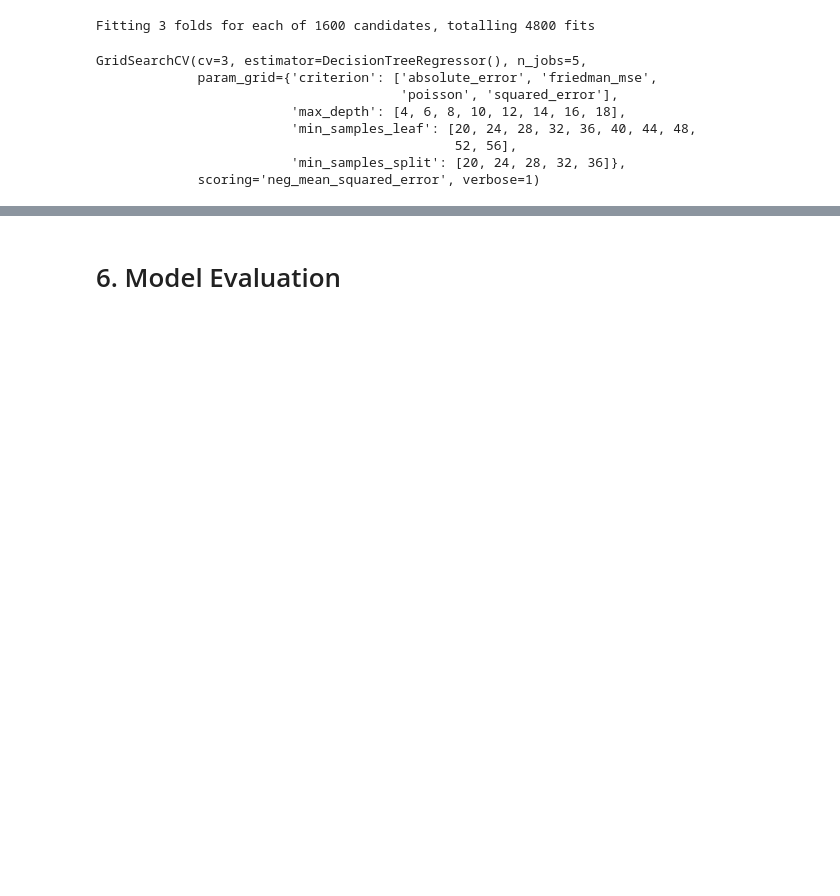
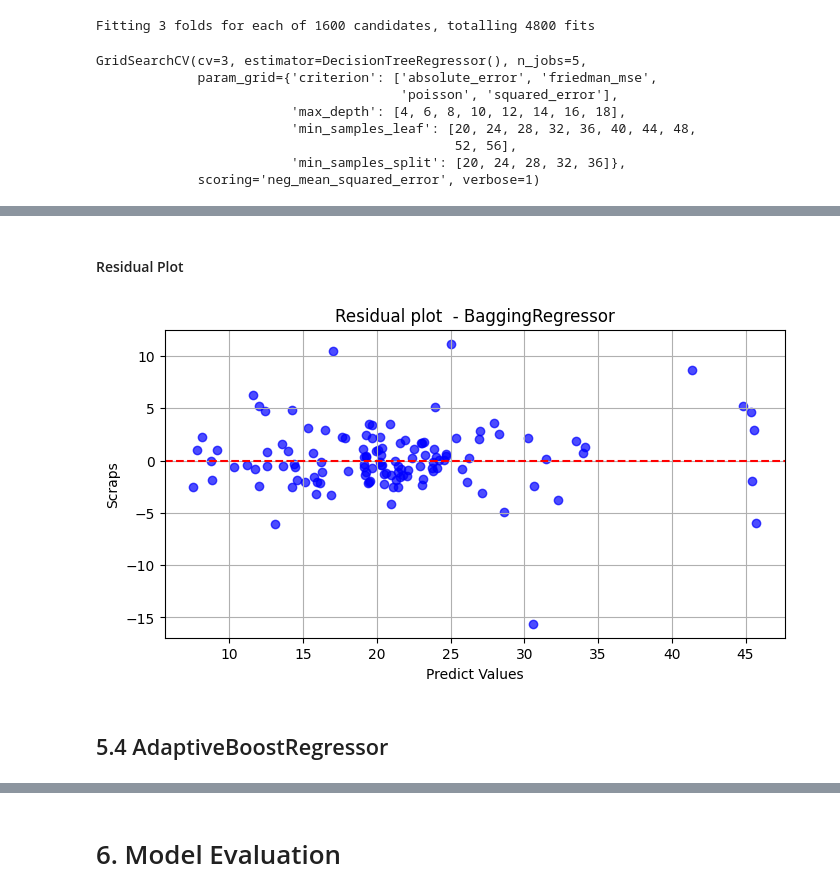
Before and after one commit to haroldeustaquio/Machine-Learning, a Jupyter notebook: Trees_and_Ensemble/Regression/Housing-Price-Prediction/testing.ipynb, the cells around one changed output, grey strips where cells are left out. Saved outputs shown, nothing was run; the diff lists cells and outputs as text; code cells hidden in the pictures; blank space fills up the shorter version.

```diff
--- a/Trees_and_Ensemble/Regression/Housing-Price-Prediction/testing.ipynb
+++ b/Trees_and_Ensemble/Regression/Housing-Price-Prediction/testing.ipynb
@@ -125,0 +190,8 @@ metrics('DecisionTreeRegressor with GridSearch', y_test, predictions_2)
+# %% [markdown]
+#### Residual Plot
+# %%
+residual_plot(y_test,predictions_4, br)
+# %% [output]
+[figure, added]
+# %% [markdown]
+## 5.4 AdaptiveBoostRegressor
```
Also changed, not shown: parts of 40 cells of this notebook.
